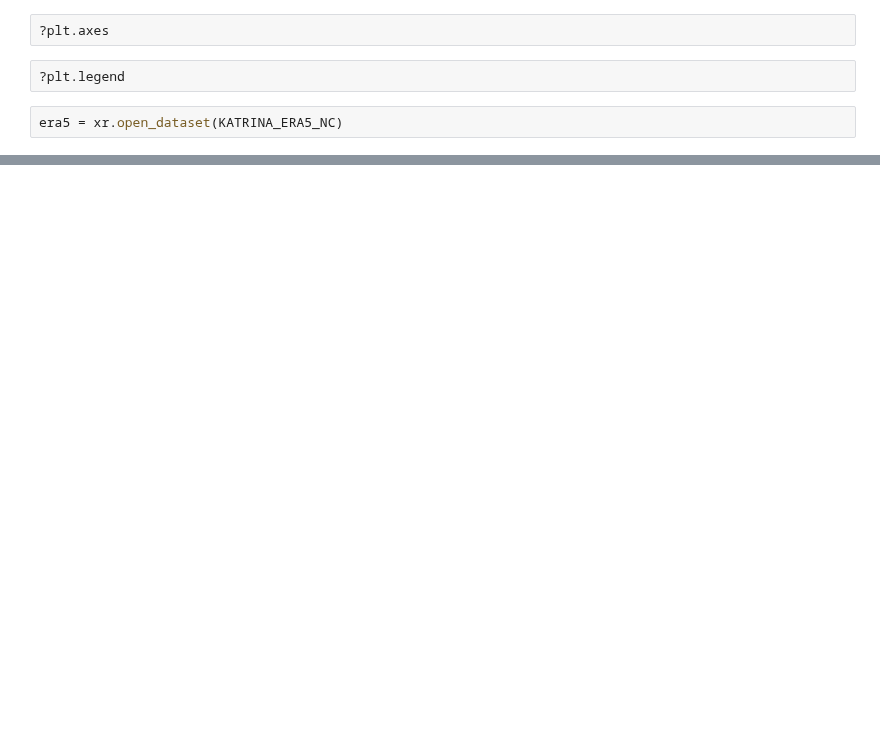
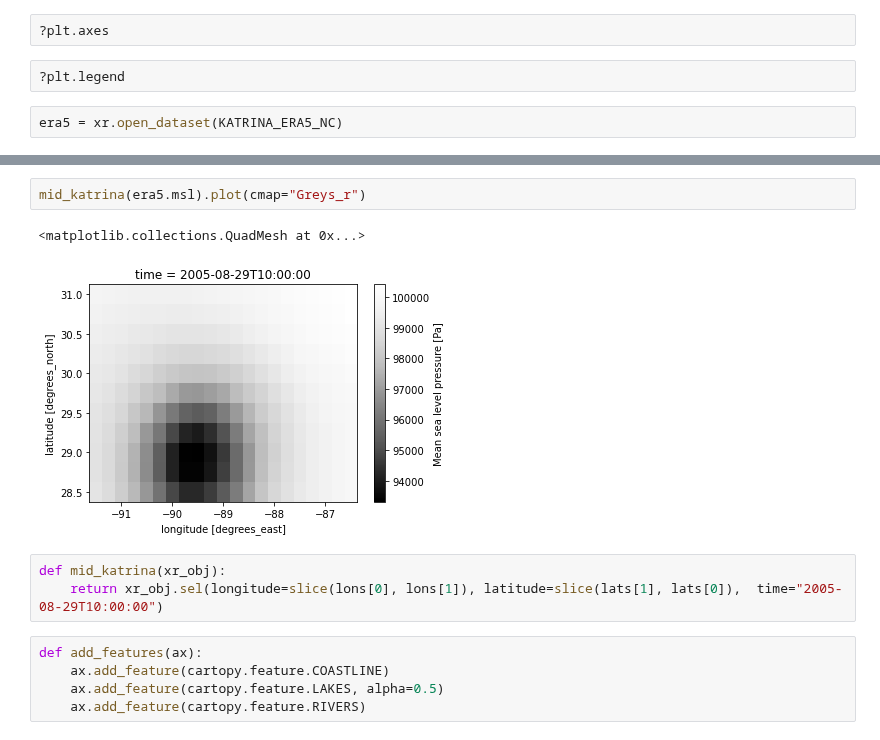
Before and after one commit to sdat2/adcirc-emulation, a Jupyter notebook: notebooks/exploratory/Katrina-Tidal-Guages.ipynb, the cells around one changed output, grey strips where cells are left out. Cells and saved outputs as stored; diff of their text form; blank space fills up the shorter version.

```diff
--- a/notebooks/exploratory/Katrina-Tidal-Guages.ipynb
+++ b/notebooks/exploratory/Katrina-Tidal-Guages.ipynb
@@ -163,0 +103,13 @@ ds.flags.astype("int").plot.line(row="stationid")
+# %%
+mid_katrina(era5.msl).plot(cmap="Greys_r")
+# %% [output]
+<matplotlib.collections.QuadMesh at 0x...>
+[figure, added]
+# %%
+def mid_katrina(xr_obj):
+    return xr_obj.sel(longitude=slice(lons[0], lons[1]), latitude=slice(lats[1], lats[0]),  time="2005-08-29T10:00:00")
+# %%
+def add_features(ax):
+    ax.add_feature(cartopy.feature.COASTLINE)
+    ax.add_feature(cartopy.feature.LAKES, alpha=0.5)
+    ax.add_feature(cartopy.feature.RIVERS)
```
Also changed, not shown: parts of 21 cells of this notebook.
